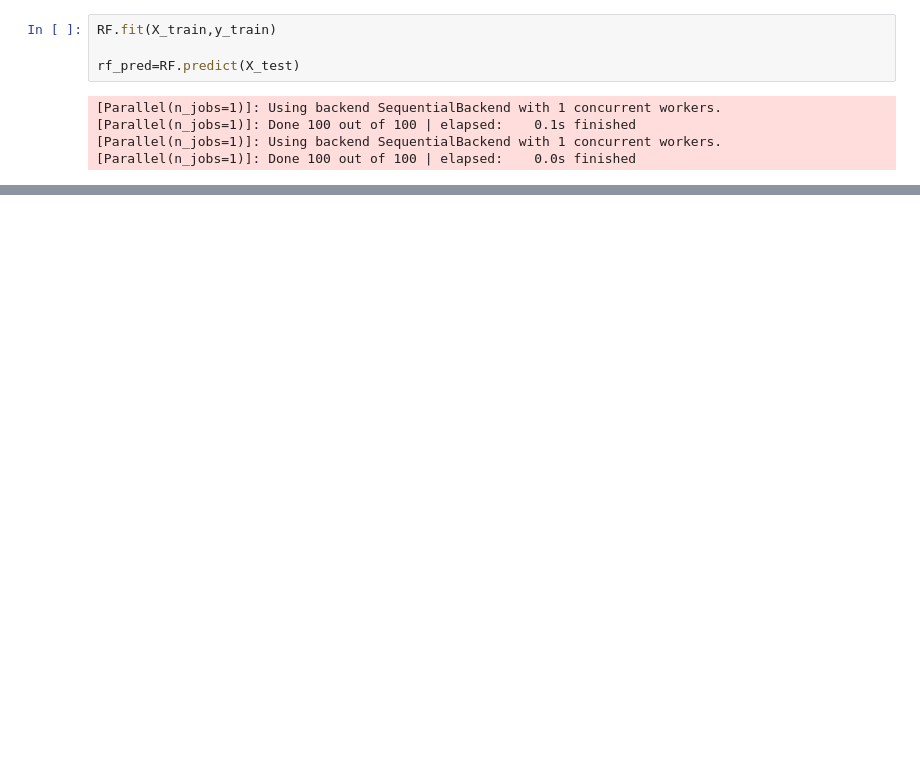
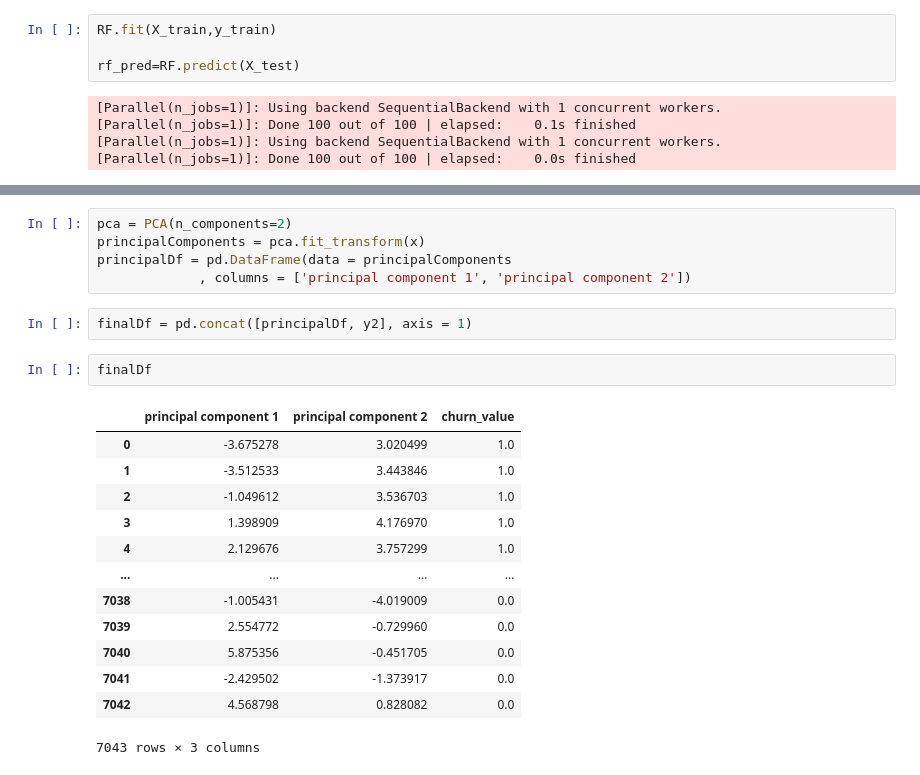
Before and after one commit to carlosiruiz/Customer_Churn_Prediction, a Jupyter notebook: Modeling.ipynb, the cells around one changed output, grey strips where cells are left out. Saved outputs shown, nothing was run; the diff lists cells and outputs as text; blank space fills up the shorter version.

```diff
--- a/Modeling.ipynb
+++ b/Modeling.ipynb
@@ -90,0 +361,23 @@ Logistic Regression F1: 0.8508909034073148
+# %%
+pca = PCA(n_components=2)
+principalComponents = pca.fit_transform(x)
+principalDf = pd.DataFrame(data = principalComponents
+             , columns = ['principal component 1', 'principal component 2'])
+# %%
+finalDf = pd.concat([principalDf, y2], axis = 1)
+# %%
+finalDf
+# %% [output]
+|  | principal component 1 | principal component 2 | churn_value |
+| 0 | -3.675278 | 3.020499 | 1.0 |
+| 1 | -3.512533 | 3.443846 | 1.0 |
+| 2 | -1.049612 | 3.536703 | 1.0 |
+| 3 | 1.398909 | 4.176970 | 1.0 |
+| 4 | 2.129676 | 3.757299 | 1.0 |
+| ... | ... | ... | ... |
+| 7038 | -1.005431 | -4.019009 | 0.0 |
+| 7039 | 2.554772 | -0.729960 | 0.0 |
+| 7040 | 5.875356 | -0.451705 | 0.0 |
+| 7041 | -2.429502 | -1.373917 | 0.0 |
+| 7042 | 4.568798 | 0.828082 | 0.0 |
+7043 rows × 3 columns
```
Also changed, not shown: parts of 54 cells of this notebook, 9 other files.
